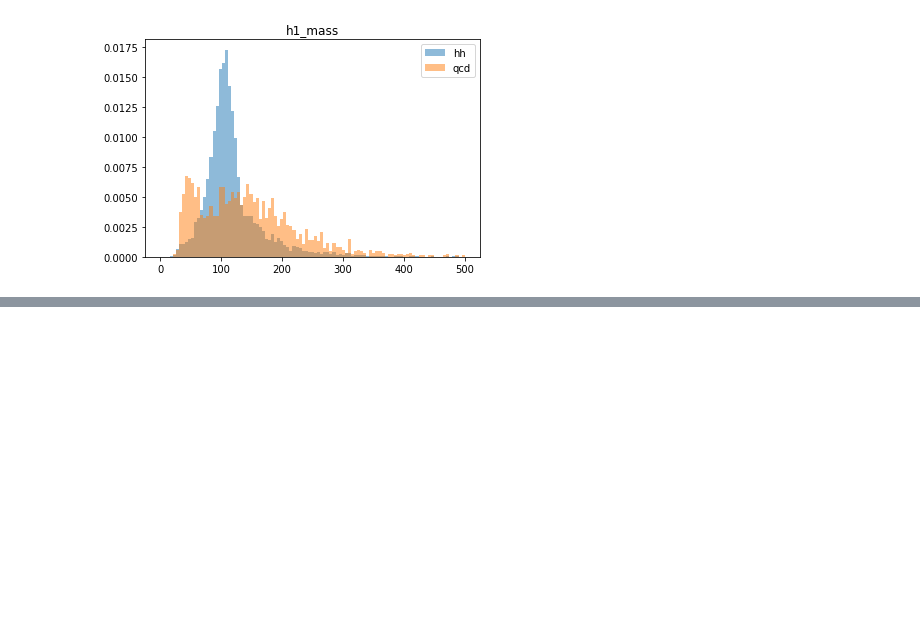
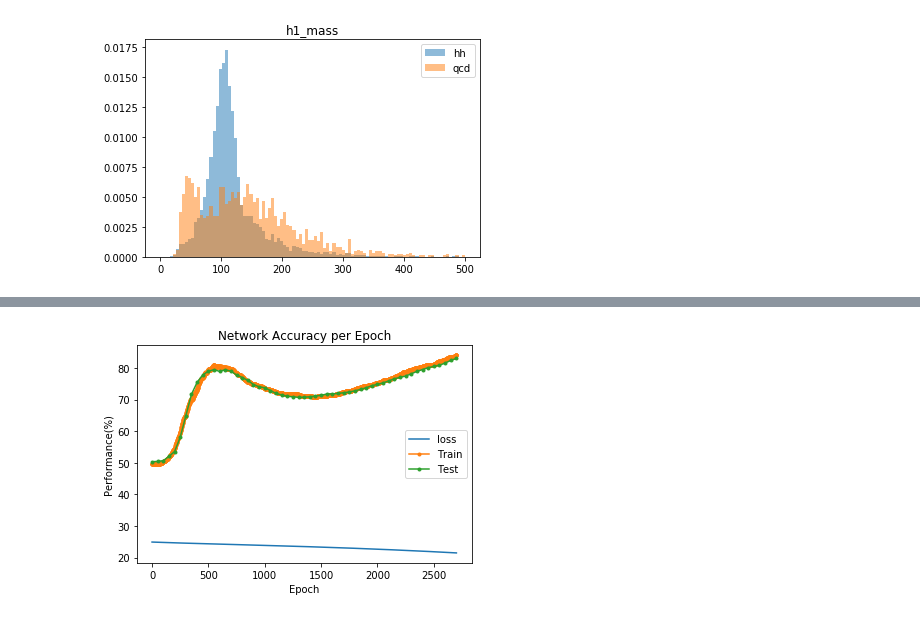
Before and after one commit to neu-physics/dihiggsMLProject, a Jupyter notebook: NeuralNetworking/PytorchNetwork.ipynb, the cells around one changed output, grey strips where cells are left out. Cells and saved outputs as stored; diff of their text form; code cells hidden in the pictures; blank space fills up the shorter version.

```diff
--- a/NeuralNetworking/PytorchNetwork.ipynb
+++ b/NeuralNetworking/PytorchNetwork.ipynb
@@ -23,7 +23,9 @@ qcd = qcd_raw[['h1_mass', 'h2_mass', 'deltaR(h1 jets)', 'deltaR(h2 jets)']]
 # qcd = qcd_raw[['h1_mass', 'deltaR(h1 jets)', 'deltaR(h2 jets)']]
 n_factors = np.shape(hh_all)[1]
 print(n_factors)
-n_factors =1
+
+# change this for testing w dummy variables
+# n_factors = 2
 # %% [output]
 1703 rows of qcd data
 4605 rows of dihiggs data
@@ -49,8 +51,7 @@ hh_labels = hh_labels+1
 # print(a.shape)
 hh_all = np.append(hh_all, hh_labels, axis=1)
 # hh_all = np.append(hh_all, 1-hh_labels, axis=1)## hh qcd labels
-hh_all[:,0] = np.random.rand(np.shape(hh_all)[0])
-# hh_all[:,1] = np.random.rand(np.shape(hh_all)[0])
+
 
 # print(hh.shape)
 # print(hh[0:3])
@@ -64,8 +65,13 @@ qcd_labels= np.zeros((len(qcd),1))
 # qcd hh labels
 qcd = np.append(qcd, qcd_labels, axis=1) # qcd qcd labels
 # qcd = np.append(qcd, 1-qcd_labels, axis=1)
+
+
+# use this for dummy variables
+hh_all[:,0] = np.random.rand(np.shape(hh_all)[0])
+hh_all[:,1] = np.random.rand(np.shape(hh_all)[0])
 qcd[:, 0] = -1 * np.random.rand(np.shape(qcd)[0])
-# qcd[:, 1] = -1 * np.random.rand(np.shape(qcd)[0])
+qcd[:, 1] = -1 * np.random.rand(np.shape(qcd)[0])
 
 #
 
@@ -146,5 +152,5 @@ torch.Size([1703, 1])
 learnRate = 0.001
 np.random.seed(0)
 model = Network([n_factors, 3, 1])
-model.train(train_data, train_labels, 1501, learnRate, 0, True, test_data, test_labels)
+model.train(train_data, train_labels, 2701, learnRate, 0, True, test_data, test_labels)
 # %% [output]
@@ -172,12 +188,14 @@ RuntimeError: size mismatch, m1: [1703 x 3], m2: [1703 x 3] at ../aten/src/TH/ge
 # %%
 # print(model.losses)
 plt.plot(model.losses, label="loss")
 plt.plot(model.train_accuracies, label="Train", marker=".")
 plt.plot(model.test_num, model.test_accuracies, label="Test", marker=".")
 plt.xlabel("Epoch")
-plt.ylabel("Network Accuracy (%)")
+plt.ylabel("Performance(%)")
 plt.title("Network Accuracy per Epoch")
 plt.legend()
 plt.show()
+# %% [output]
+[figure, added]
 # %%
 plt.plot(model.losses)
```
Also changed, not shown: parts of 15 cells of this notebook, 1 other file.
